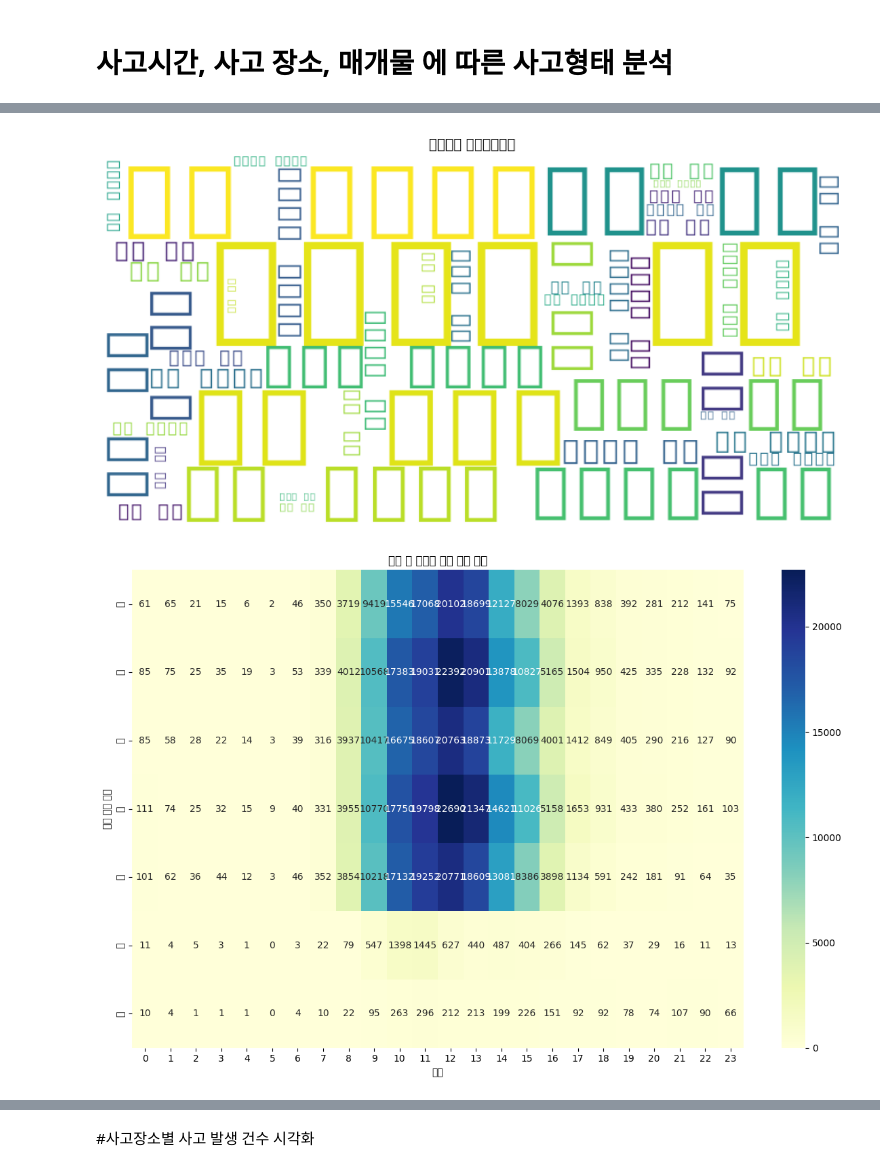
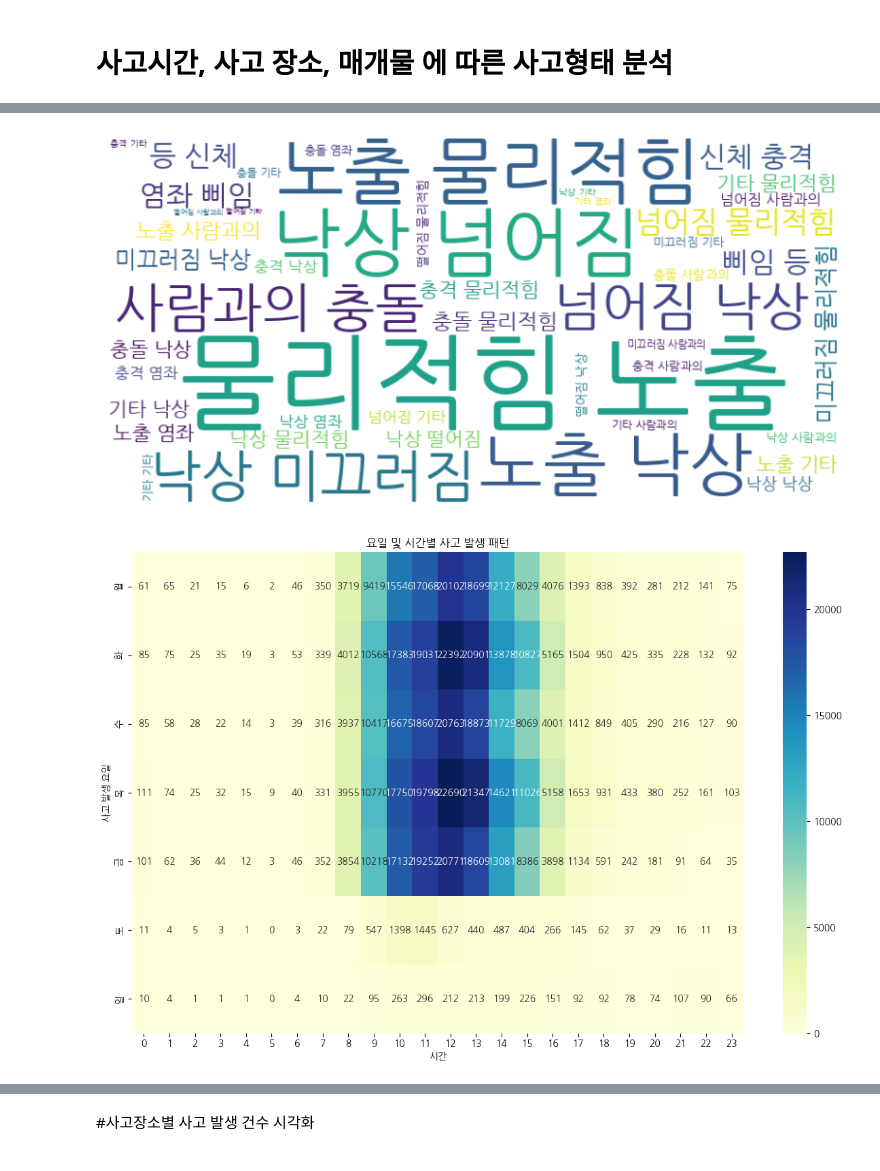
Before and after one commit to 02smg/School, a Jupyter notebook: 학교_안전_사고_중앙회_.ipynb, the cells around one changed output, grey strips where cells are left out. Drawn from its saved outputs; the diff is of its cells as text; code cells hidden in the pictures.

```diff
--- a/학교_안전_사고_중앙회_.ipynb
+++ b/학교_안전_사고_중앙회_.ipynb
@@ -378,6 +411,7 @@ print(df.head())
 import pandas as pd
 import matplotlib.pyplot as plt
 import seaborn as sns
+from matplotlib import font_manager, rc
 
 # 데이터 전처리
 df['사고발생일'] = pd.to_datetime(df['사고발생일'])
@@ -389,11 +423,12 @@ df['사고발생시각'] = df['사고발생시각'].astype(str)  # 시각을 문
 df['시간'] = df['사고발생시각'].str.split(':').str[0].astype(int)  # 시간만 추출
 
 # 연도별 사고 발생 추이
+plt.rc('font', family='NanumGothic')  #
 plt.figure(figsize=(12, 6))
 sns.countplot(data=df[df['연도'].between(2018, 2023)], x='연도')
-plt.title('연도별 사고 발생 추이')
-plt.xlabel('연도')
-plt.ylabel('사고 발생 건수')
+plt.title('연도별 사고 발생 추이', fontsize=15)
+plt.xlabel('연도', fontsize=12)
+plt.ylabel('사고 발생 건수', fontsize=12)
 plt.xticks(rotation=45)
 plt.tight_layout()
 plt.show()
@@ -401,9 +436,9 @@ plt.show()
 # 월별 사고 발생 추이
 plt.figure(figsize=(12, 6))
 sns.countplot(data=df, x='월')
-plt.title('월별 사고 발생 추이')
-plt.xlabel('월')
-plt.ylabel('사고 발생 건수')
+plt.title('월별 사고 발생 추이', fontsize=15)
+plt.xlabel('월', fontsize=12)
+plt.ylabel('사고 발생 건수', fontsize=12)
 plt.xticks(rotation=45)
 plt.tight_layout()
 plt.show()
@@ -411,9 +446,9 @@ plt.show()
 # 시간별 사고 발생 추이
 plt.figure(figsize=(12, 6))
 sns.countplot(data=df, x='시간')
-plt.title('시간별 사고 발생 추이')
-plt.xlabel('시간')
-plt.ylabel('사고 발생 건수')
+plt.title('시간별 사고 발생 추이', fontsize=15)
+plt.xlabel('시간', fontsize=12)
+plt.ylabel('사고 발생 건수', fontsize=12)
 plt.xticks(rotation=45)
 plt.tight_layout()
 plt.show()
@@ -430,6 +465,7 @@ import seaborn as sns
 
 
 # 사고시간에 따른 사고형태 분석
+plt.rc('font', family='NanumGothic')  #
 plt.figure(figsize=(12, 6))
 sns.countplot(data=df, x='사고시간', hue='사고형태', palette='Set2')
 plt.title('사고시간에 따른 사고형태')
@@ -468,22 +504,23 @@ plt.show()
 # %%
 from wordcloud import WordCloud
 import matplotlib.pyplot as plt
 
-# 사고형태 열에서 텍스트를 모아 단일 문자열로 변환
+# 한글 폰트 설정
+font_path = '/mnt/data/NanumGothic.ttf'  # 업로드한 파일 경로
+
+# 텍스트 데이터 생성
 text = ' '.join(df['사고형태'].dropna())
 
 # 워드클라우드 생성
-wordcloud = WordCloud(width=800, height=400, background_color='white', font_path=None).generate(text)
+wordcloud = WordCloud(font_path=font_path, width=800, height=400, background_color='white').generate(text)
 
 # 워드클라우드 시각화
-plt.figure(figsize=(10, 5))
+plt.figure(figsize=(10, 8))
 plt.imshow(wordcloud, interpolation='bilinear')
 plt.axis('off')
-plt.title('사고형태 워드클라우드')
-plt.tight_layout()
 plt.show()
 # %% [output]
-[figure, old version]
+[figure, new version]
 # %%
 # 사고발생요일 열을 요일 데이터로 변환
 df['사고발생요일'] = pd.Categorical(df['사고발생요일'], categories=['월', '화', '수', '목', '금', '토', '일'], ordered=True)
@@ -500,6 +537,6 @@ plt.ylabel('사고 발생 요일')
 plt.tight_layout()
 plt.show()
 # %% [output]
-[figure, old version]
+[figure, new version]
 # %%
 # 파이 차트 시각화
```
Also changed, not shown: parts of 9 cells of this notebook.
